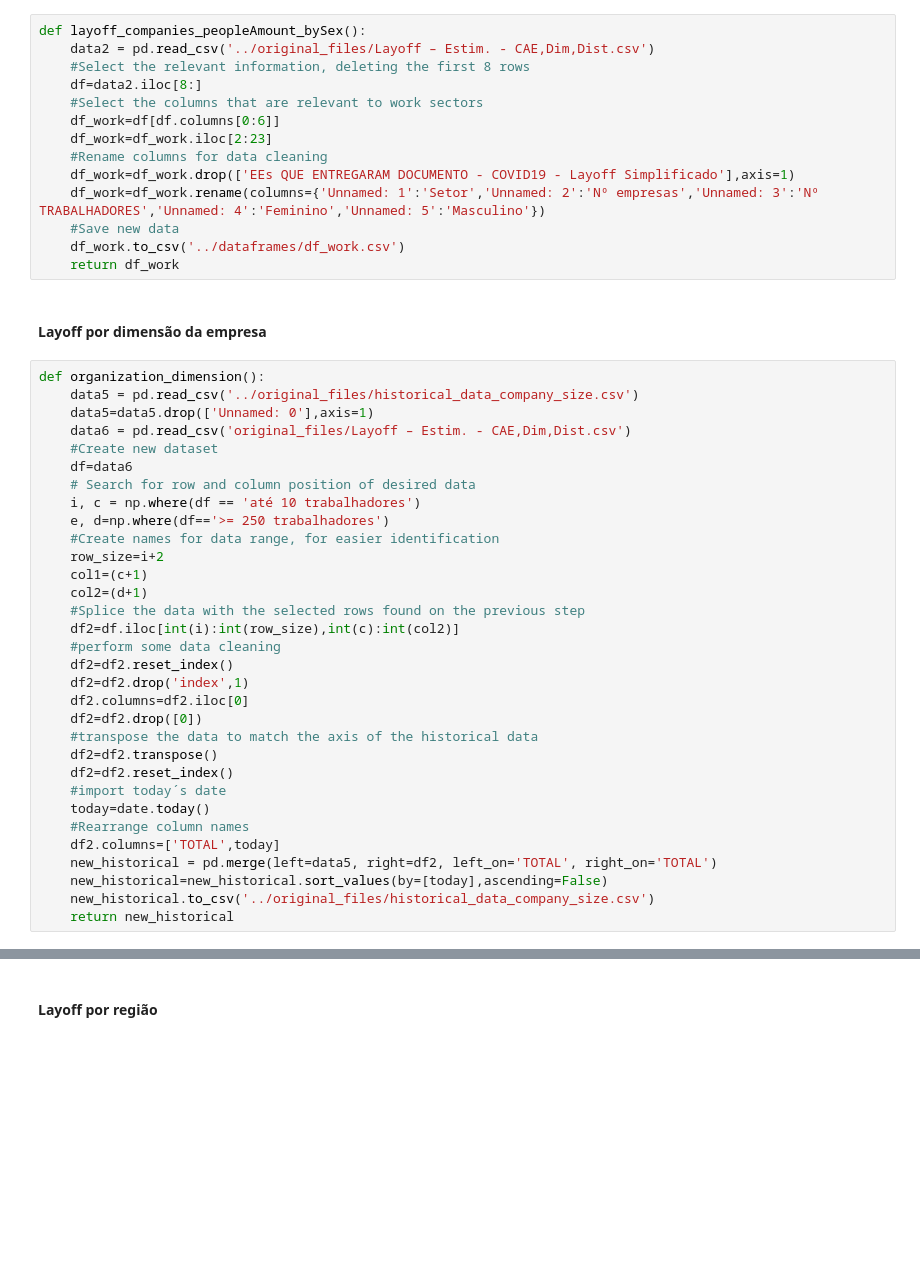
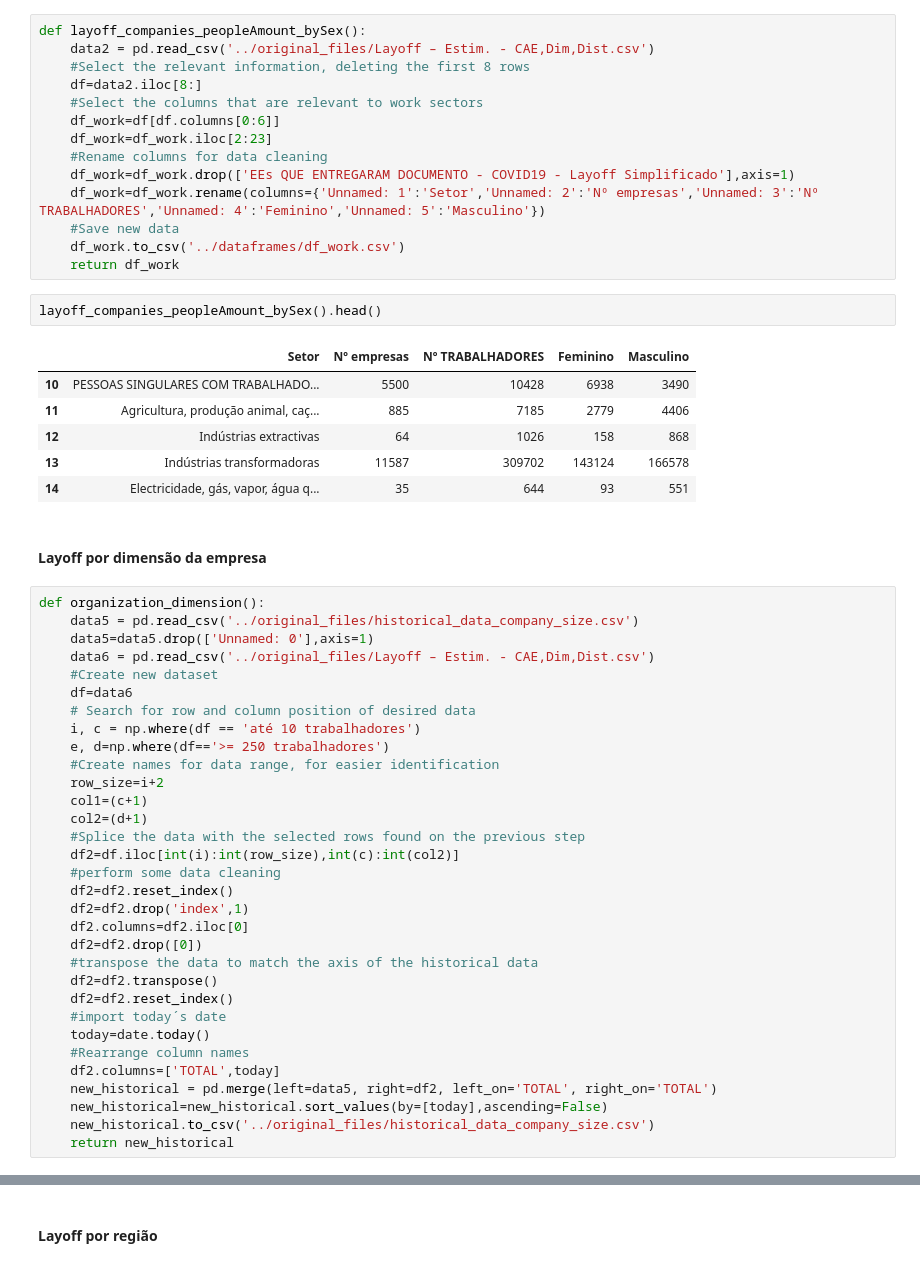
Before and after one commit to dssg-pt/dados-MTSSS, a Jupyter notebook: notebooks/data_cleaning.ipynb, the cells around one changed output, grey strips where cells are left out. Cells and saved outputs as stored; diff of their text form; blank space fills up the shorter version.

```diff
--- a/notebooks/data_cleaning.ipynb
+++ b/notebooks/data_cleaning.ipynb
@@ -172,13 +192,22 @@ def layoff_companies_peopleAmount_bySex():
     #Save new data
     df_work.to_csv('../dataframes/df_work.csv')
     return df_work
+# %%
+layoff_companies_peopleAmount_bySex().head()
+# %% [output]
+|  | Setor | Nº empresas | Nº TRABALHADORES | Feminino | Masculino |
+| 10 | PESSOAS SINGULARES COM TRABALHADO... | 5500 | 10428 | 6938 | 3490 |
+| 11 | Agricultura, produção animal, caç... | 885 | 7185 | 2779 | 4406 |
+| 12 | Indústrias extractivas | 64 | 1026 | 158 | 868 |
+| 13 | Indústrias transformadoras | 11587 | 309702 | 143124 | 166578 |
+| 14 | Electricidade, gás, vapor, água q... | 35 | 644 | 93 | 551 |
 # %% [markdown]
 #### Layoff por dimensão da empresa
 # %%
 def organization_dimension():
     data5 = pd.read_csv('../original_files/historical_data_company_size.csv')
     data5=data5.drop(['Unnamed: 0'],axis=1)
-    data6 = pd.read_csv('original_files/Layoff – Estim. - CAE,Dim,Dist.csv')
+    data6 = pd.read_csv('../original_files/Layoff – Estim. - CAE,Dim,Dist.csv')
     #Create new dataset
     df=data6
     # Search for row and column position of desired data
```
Also changed, not shown: parts of 10 cells of this notebook, 2 other files.
